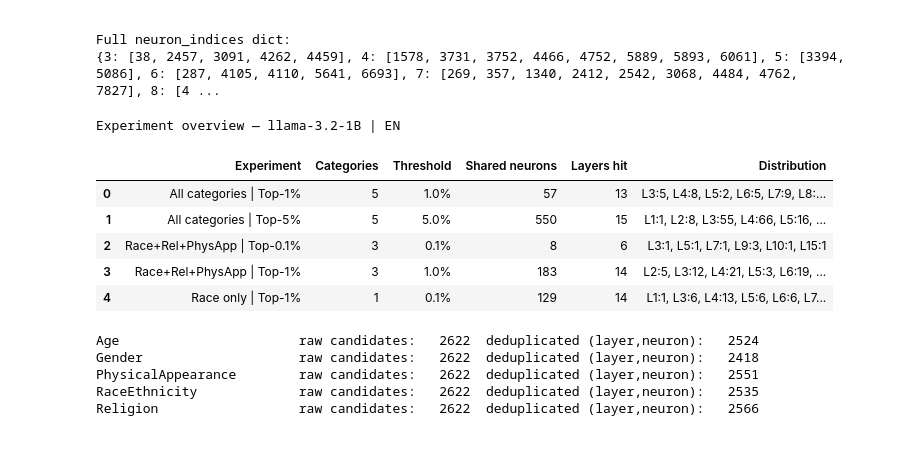
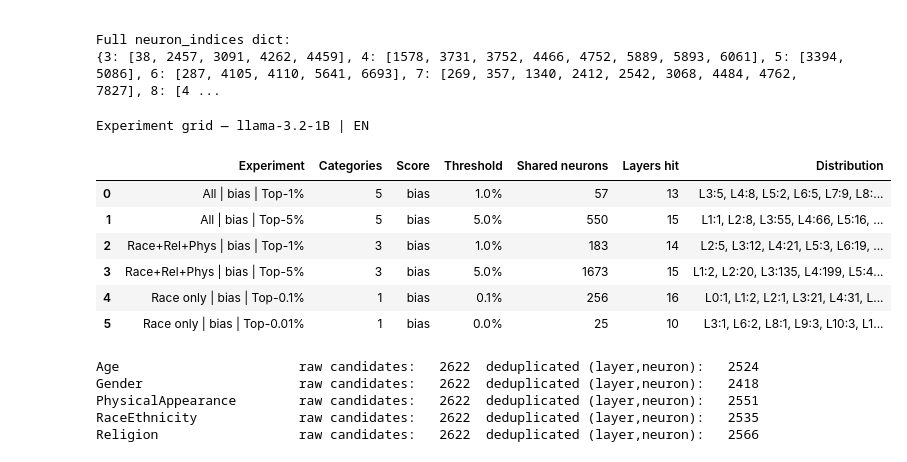
Before and after one commit to peremartra/fairness-pruning, a Jupyter notebook: notebooks/06_zero_bias_neurons.ipynb, the cells around one changed output. Cells and saved outputs as stored; diff of their text form; code cells hidden in the pictures.

Commit message:
New experiments grid

```diff
--- a/notebooks/06_zero_bias_neurons.ipynb
+++ b/notebooks/06_zero_bias_neurons.ipynb
@@ -376,63 +376,71 @@ Full neuron_indices dict:
 # %%
 # ── Experiment grid ────────────────────────────────────────────────
 EXPERIMENTS = [
-    {"name": "All categories   | Top-1%",  "categories": ["Age","Gender","PhysicalAppearance","RaceEthnicity","Religion"], "threshold": 0.01},
-    {"name": "All categories   | Top-5%",  "categories": ["Age","Gender","PhysicalAppearance","RaceEthnicity","Religion"], "threshold": 0.05},
-    {"name": "Race+Rel+PhysApp | Top-0.1%","categories": ["PhysicalAppearance","RaceEthnicity","Religion"],                "threshold": 0.001},
-    {"name": "Race+Rel+PhysApp | Top-1%",  "categories": ["PhysicalAppearance","RaceEthnicity","Religion"],                "threshold": 0.01},
-    {"name": "Race only        | Top-1%",  "categories": ["RaceEthnicity"],                                                "threshold": 0.0005},
+    {"name": "All | bias | Top-1%",          "categories": ["Age","Gender","PhysicalAppearance","RaceEthnicity","Religion"], "score_type": "bias", "threshold": 0.01},
+    {"name": "All | bias | Top-5%",          "categories": ["Age","Gender","PhysicalAppearance","RaceEthnicity","Religion"], "score_type": "bias", "threshold": 0.05},
+    {"name": "Race+Rel+Phys | bias | Top-1%","categories": ["PhysicalAppearance","RaceEthnicity","Religion"],                "score_type": "bias", "threshold": 0.01},
+    {"name": "Race+Rel+Phys | bias | Top-5%","categories": ["PhysicalAppearance","RaceEthnicity","Religion"],                "score_type": "bias", "threshold": 0.05},
+    {"name": "Race only | bias | Top-0.1%",  "categories": ["RaceEthnicity"],                                               "score_type": "bias", "threshold": 0.001},
+    {"name": "Race only | bias | Top-0.01%", "categories": ["RaceEthnicity"],                                               "score_type": "bias", "threshold": 0.0001},
 ]
 
-# ── Compute candidates for every threshold needed ──────────────────
-all_thresholds = {e["threshold"] for e in EXPERIMENTS}
-candidates_by_threshold = {}
+# ── Compute neuron_indices for every experiment ────────────────────
+experiment_indices = {}
+rows = []
 
-for thr in all_thresholds:
-    candidates_by_threshold[thr] = {
-        cat: extract_top_k_as_tuples(norm_scores[cat], thr, SCORE_SUFFIX)
-        for cat in ["Age","Gender","PhysicalAppearance","RaceEthnicity","Religion"]
+for exp in EXPERIMENTS:
+    exp_suffix = "bias_scores" if exp["score_type"] == "bias" else "fairness_scores"
+
+    # Load and normalise scores for this experiment's categories and score_type
+    exp_norm = {}
+    for cat in exp["categories"]:
+        raw = load_scores(MODEL_KEY, LANGUAGE, cat, exp_suffix)
+        exp_norm[cat] = normalize_scores(raw)
+
+    # Extract top-K candidates per category
+    exp_candidates = {
+        cat: extract_top_k_as_tuples(exp_norm[cat], exp["threshold"], exp_suffix)
+        for cat in exp["categories"]
     }
 
-# ── Run intersections and collect results ─────────────────────────
-rows = []
-experiment_indices = {}   # name → neuron_indices dict, for later use
-
-for exp in EXPERIMENTS:
-    shared = n_way_intersection(candidates_by_threshold[exp["threshold"]], exp["categories"])
-    ni     = build_neuron_indices(shared)
+    # N-way intersection
+    shared   = n_way_intersection(exp_candidates, exp["categories"])
+    ni       = build_neuron_indices(shared)
     experiment_indices[exp["name"]] = ni
 
     layer_summary = ", ".join(f"L{l}:{len(v)}" for l, v in sorted(ni.items())) if ni else "—"
     rows.append({
-        "Experiment":       exp["name"],
-        "Categories":       len(exp["categories"]),
-        "Threshold":        f"{exp['threshold']*100:.1f}%",
-        "Shared neurons":   len(shared),
-        "Layers hit":       len(ni),
-        "Distribution":     layer_summary,
+        "Experiment":   exp["name"],
+        "Categories":   len(exp["categories"]),
+        "Score":        exp["score_type"],
+        "Threshold":    f"{exp['threshold']*100:.1f}%",
+        "Shared neurons": len(shared),
+        "Layers hit":   len(ni),
+        "Distribution": layer_summary,
     })
 
 # ── Display ───────────────────────────────────────────────────────
 df_exp = pd.DataFrame(rows)
 styled = (
     df_exp.style
-    .set_caption(f"Experiment overview — {MODEL_KEY} | {LANGUAGE.upper()}")
+    .set_caption(f"Experiment grid — {MODEL_KEY} | {LANGUAGE.upper()}")
     .set_properties(**{"text-align": "left", "white-space": "pre-wrap"})
     .set_table_styles([
         {"selector": "th", "props": [("text-align", "left")]},
-        {"selector": "td:nth-child(4)", "props": [("font-weight", "bold")]},
+        {"selector": "td:nth-child(5)", "props": [("font-weight", "bold")]},
     ])
     .background_gradient(subset=["Shared neurons"], cmap="Blues")
 )
 display(styled)
 # %% [output]
-Experiment overview — llama-3.2-1B | EN
+Experiment grid — llama-3.2-1B | EN
-|  | Experiment | Categories | Threshold | Shared neurons | Layers hit | Distribution |
-| 0 | All categories | Top-1% | 5 | 1.0% | 57 | 13 | L3:5, L4:8, L5:2, L6:5, L7:9, L8:... |
-| 1 | All categories | Top-5% | 5 | 5.0% | 550 | 15 | L1:1, L2:8, L3:55, L4:66, L5:16, ... |
-| 2 | Race+Rel+PhysApp | Top-0.1% | 3 | 0.1% | 8 | 6 | L3:1, L5:1, L7:1, L9:3, L10:1, L15:1 |
-| 3 | Race+Rel+PhysApp | Top-1% | 3 | 1.0% | 183 | 14 | L2:5, L3:12, L4:21, L5:3, L6:19, ... |
-| 4 | Race only | Top-1% | 1 | 0.1% | 129 | 14 | L1:1, L3:6, L4:13, L5:6, L6:6, L7... |
+|  | Experiment | Categories | Score | Threshold | Shared neurons | Layers hit | Distribution |
+| 0 | All | bias | Top-1% | 5 | bias | 1.0% | 57 | 13 | L3:5, L4:8, L5:2, L6:5, L7:9, L8:... |
+| 1 | All | bias | Top-5% | 5 | bias | 5.0% | 550 | 15 | L1:1, L2:8, L3:55, L4:66, L5:16, ... |
+| 2 | Race+Rel+Phys | bias | Top-1% | 3 | bias | 1.0% | 183 | 14 | L2:5, L3:12, L4:21, L5:3, L6:19, ... |
+| 3 | Race+Rel+Phys | bias | Top-5% | 3 | bias | 5.0% | 1673 | 15 | L1:2, L2:20, L3:135, L4:199, L5:4... |
+| 4 | Race only | bias | Top-0.1% | 1 | bias | 0.1% | 256 | 16 | L0:1, L1:2, L2:1, L3:21, L4:31, L... |
+| 5 | Race only | bias | Top-0.01% | 1 | bias | 0.0% | 25 | 10 | L3:1, L6:2, L8:1, L9:3, L10:3, L1... |
 # %%
 # Verificación rápida
 for cat in CATEGORIES:
```
Also changed, not shown: parts of 2 cells of this notebook.
